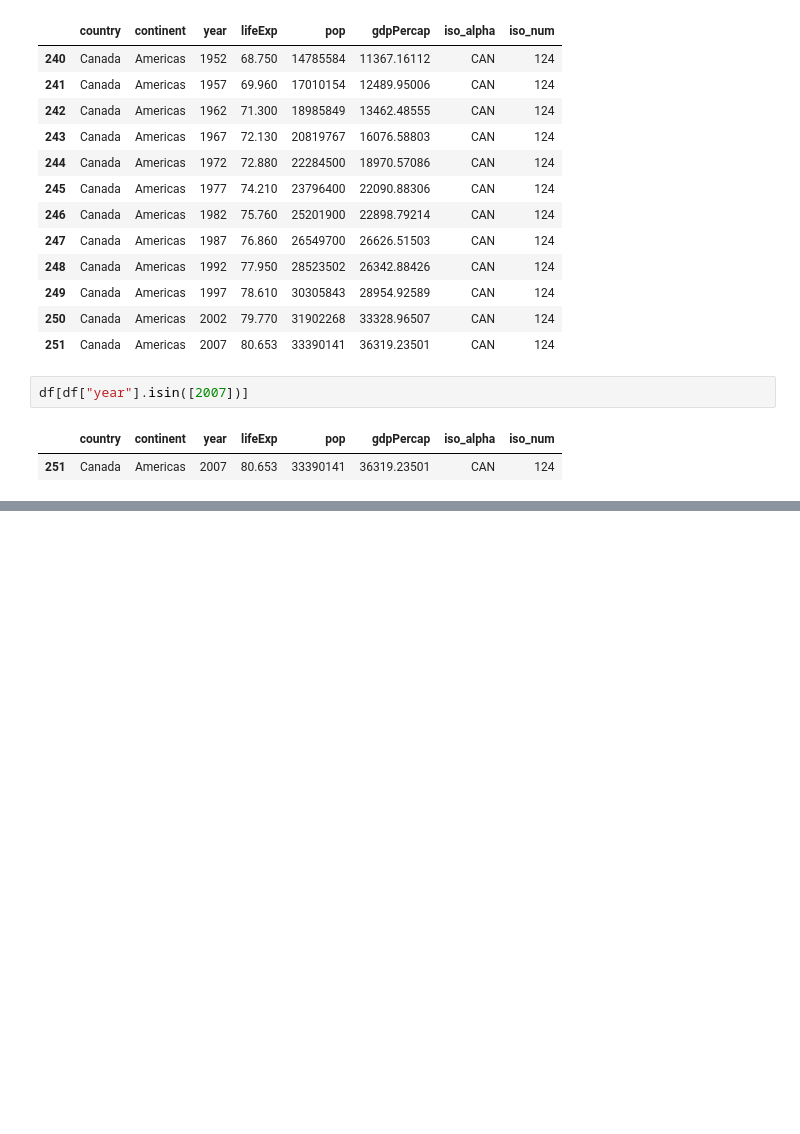
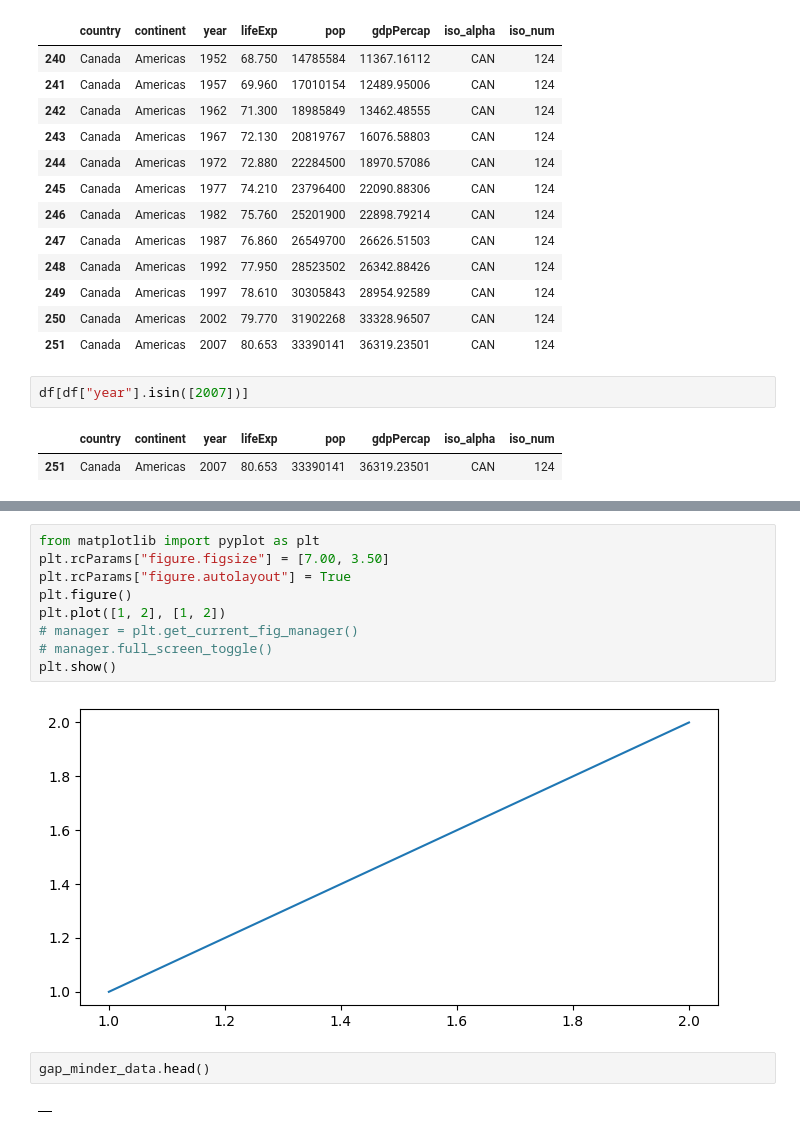
Before and after one commit to mathmax-team/USCAP_Thyroid, a Jupyter notebook: data/USCAP_data.ipynb, the cells around one changed output, grey strips where cells are left out. Cells and saved outputs as stored; diff of their text form; blank space fills up the shorter version.

```diff
--- a/data/USCAP_data.ipynb
+++ b/data/USCAP_data.ipynb
@@ -2444,0 +3044,15 @@ df[df["year"].isin([2007])]
+# %%
+from matplotlib import pyplot as plt
+plt.rcParams["figure.figsize"] = [7.00, 3.50]
+plt.rcParams["figure.autolayout"] = True
+plt.figure()
+plt.plot([1, 2], [1, 2])
+# manager = plt.get_current_fig_manager()
+# manager.full_screen_toggle()
+plt.show()
+# %% [output]
+[figure, added]
+# %%
+gap_minder_data.head()
+# %% [output]
+|  |
```
Also changed, not shown: parts of 61 cells of this notebook, 10 other files.
